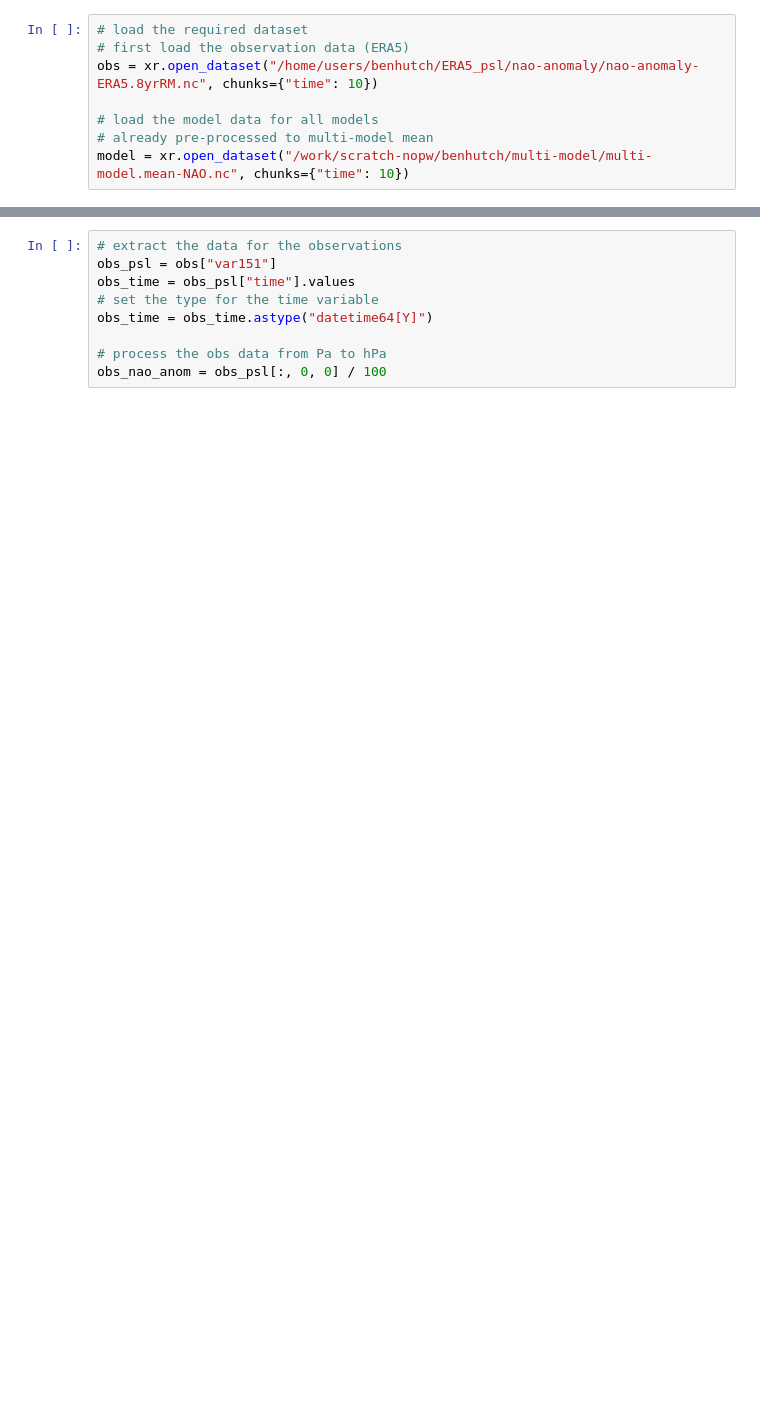
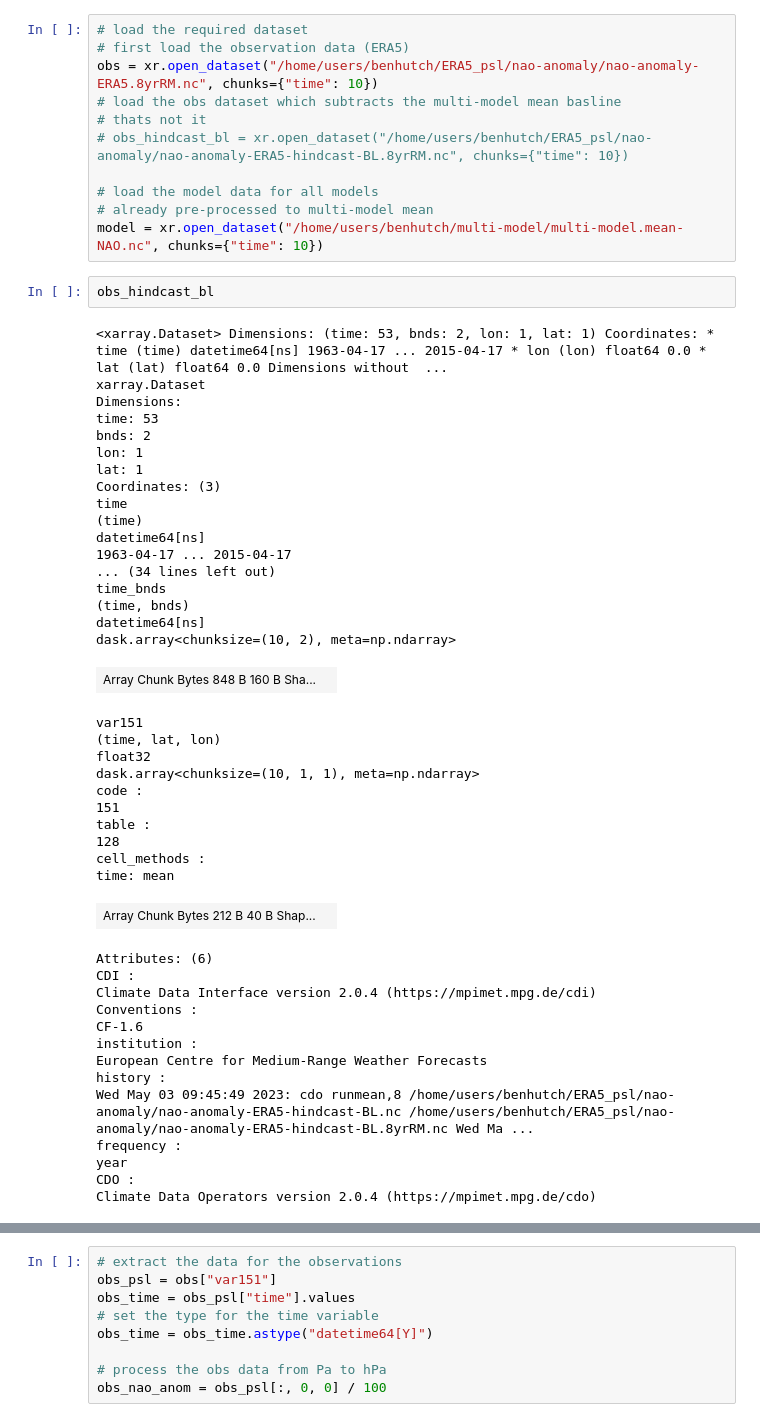
Before and after one commit to benhutchmet/testing-batch-processing, a Jupyter notebook: multi-model/plotting-figure.ipynb, the cells around one changed output, grey strips where cells are left out. Drawn from its saved outputs; the diff is of its cells as text; blank space fills up the shorter version.

```diff
--- a/multi-model/plotting-figure.ipynb
+++ b/multi-model/plotting-figure.ipynb
@@ -8,7 +9,55 @@ import xarray as xr
 # load the required dataset
 # first load the observation data (ERA5)
 obs = xr.open_dataset("/home/users/benhutch/ERA5_psl/nao-anomaly/nao-anomaly-ERA5.8yrRM.nc", chunks={"time": 10})
+# load the obs dataset which subtracts the multi-model mean basline
+# thats not it
+# obs_hindcast_bl = xr.open_dataset("/home/users/benhutch/ERA5_psl/nao-anomaly/nao-anomaly-ERA5-hindcast-BL.8yrRM.nc", chunks={"time": 10})
 
 # load the model data for all models
 # already pre-processed to multi-model mean
-model = xr.open_dataset("/work/scratch-nopw/benhutch/multi-model/multi-model.mean-NAO.nc", chunks={"time": 10})
+model = xr.open_dataset("/home/users/benhutch/multi-model/multi-model.mean-NAO.nc", chunks={"time": 10})
+# %%
+obs_hindcast_bl
+# %% [output]
+<xarray.Dataset> Dimensions: (time: 53, bnds: 2, lon: 1, lat: 1) Coordinates: * time (time) datetime64[ns] 1963-04-17 ... 2015-04-17 * lon (lon) float64 0.0 * lat (lat) float64 0.0 Dimensions without  ...
+xarray.Dataset
+Dimensions:
+time: 53
+bnds: 2
+lon: 1
+lat: 1
+Coordinates: (3)
+time
+(time)
+datetime64[ns]
+1963-04-17 ... 2015-04-17
+... (34 lines left out)
+time_bnds
+(time, bnds)
+datetime64[ns]
+dask.array<chunksize=(10, 2), meta=np.ndarray>
+| Array Chunk Bytes 848 B 160 B Sha... |  |
+var151
+(time, lat, lon)
+float32
+dask.array<chunksize=(10, 1, 1), meta=np.ndarray>
+code :
+151
+table :
+128
+cell_methods :
+time: mean
+| Array Chunk Bytes 212 B 40 B Shap... |  |
+Attributes: (6)
+CDI :
+Climate Data Interface version 2.0.4 (https://mpimet.mpg.de/cdi)
+Conventions :
+CF-1.6
+institution :
+European Centre for Medium-Range Weather Forecasts
+history :
+Wed May 03 09:45:49 2023: cdo runmean,8 /home/users/benhutch/ERA5_psl/nao-anomaly/nao-anomaly-ERA5-hindcast-BL.nc /home/users/benhutch/ERA5_psl/nao-anomaly/nao-anomaly-ERA5-hindcast-BL.8yrRM.nc Wed Ma ...
+frequency :
+year
+CDO :
+Climate Data Operators version 2.0.4 (https://mpimet.mpg.de/cdo)
```
Also changed, not shown: parts of 11 cells of this notebook, 14 other files.
